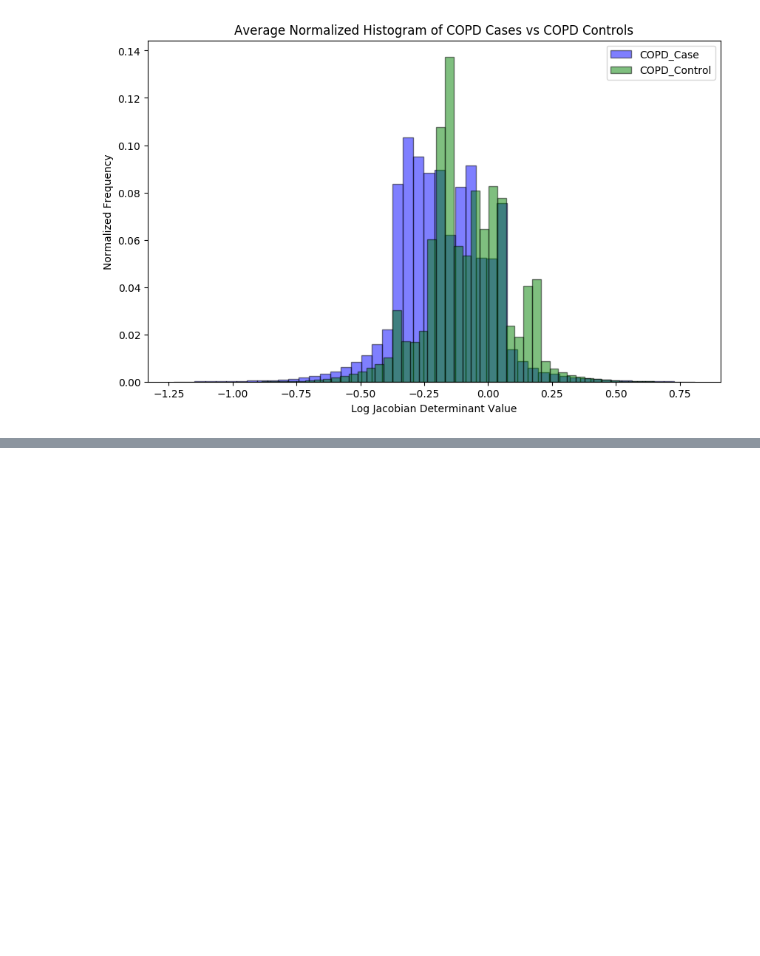
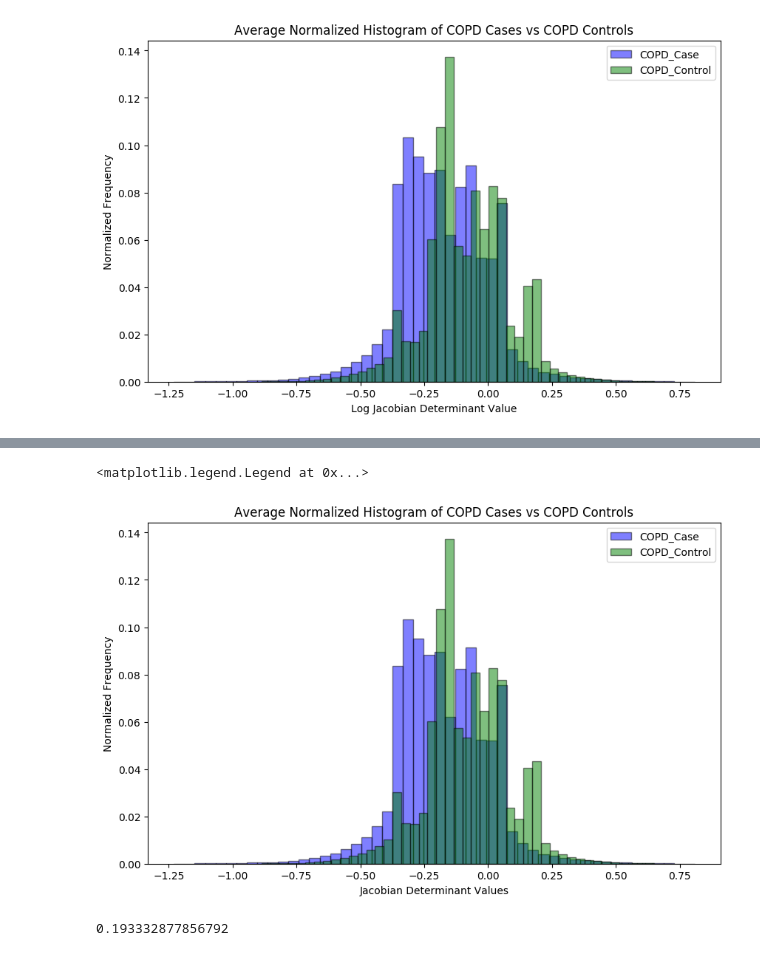
Before and after one commit to MASILab/Inhale_Exhale_CT, a Jupyter notebook: ANTS_command_line/plotJacobiandeterminant.ipynb, the cells around one changed output, grey strips where cells are left out. Cells and saved outputs as stored; diff of their text form; code cells hidden in the pictures; blank space fills up the shorter version.

```diff
--- a/ANTS_command_line/plotJacobiandeterminant.ipynb
+++ b/ANTS_command_line/plotJacobiandeterminant.ipynb
@@ -188,0 +259,30 @@ plt.legend()
+# %%
+#normalize the histograms
+def normalize_histogram(faltten, num_bins):
+    hist, bin_edges = np.histogram(faltten, bins=num_bins)
+    normalized_hist = hist/np.sum(hist)
+    return normalized_hist, bin_edges
+
+histograms_cases = []
+histograms_controls = []
+
+for case, control in zip(cases, controls):
+    normalized_hist_case, bin_edges_case = normalize_histogram(case.flatten(), num_bins)
+    normalized_hist_control, bin_edges_control = normalize_histogram(control.flatten(), num_bins)
+    histograms_cases.append(normalized_hist_case)
+    histograms_controls.append(normalized_hist_control)
+
+avg_hist_case = np.mean(histograms_cases, axis=0)
+avg_hist_control = np.mean(histograms_controls, axis=0)
+
+plt.figure(figsize=(10, 6))
+# kde for this normalized histogram
+plt.bar(bin_edges_case[:-1], avg_hist_case, width=np.diff(bin_edges_case), color='blue', edgecolor='black', label='COPD_Case', alpha = 0.5)
+plt.bar(bin_edges_control[:-1], avg_hist_control, width=np.diff(bin_edges_control), color='green', edgecolor='black', label='COPD_Control', alpha = 0.5)
+plt.xlabel('Jacobian Determinant Values')
+plt.ylabel('Normalized Frequency')
+plt.title('Average Normalized Histogram of COPD Cases vs COPD Controls')
+plt.legend()
+# %% [output]
+<matplotlib.legend.Legend at 0x...>
+[figure, added]
@@ -188,0 +292,4 @@ plt.legend()
+# %%
+kl_divergence
+# %% [output]
+0.193332877856792
```
Also changed, not shown: parts of 3 cells of this notebook, 3 other files.
